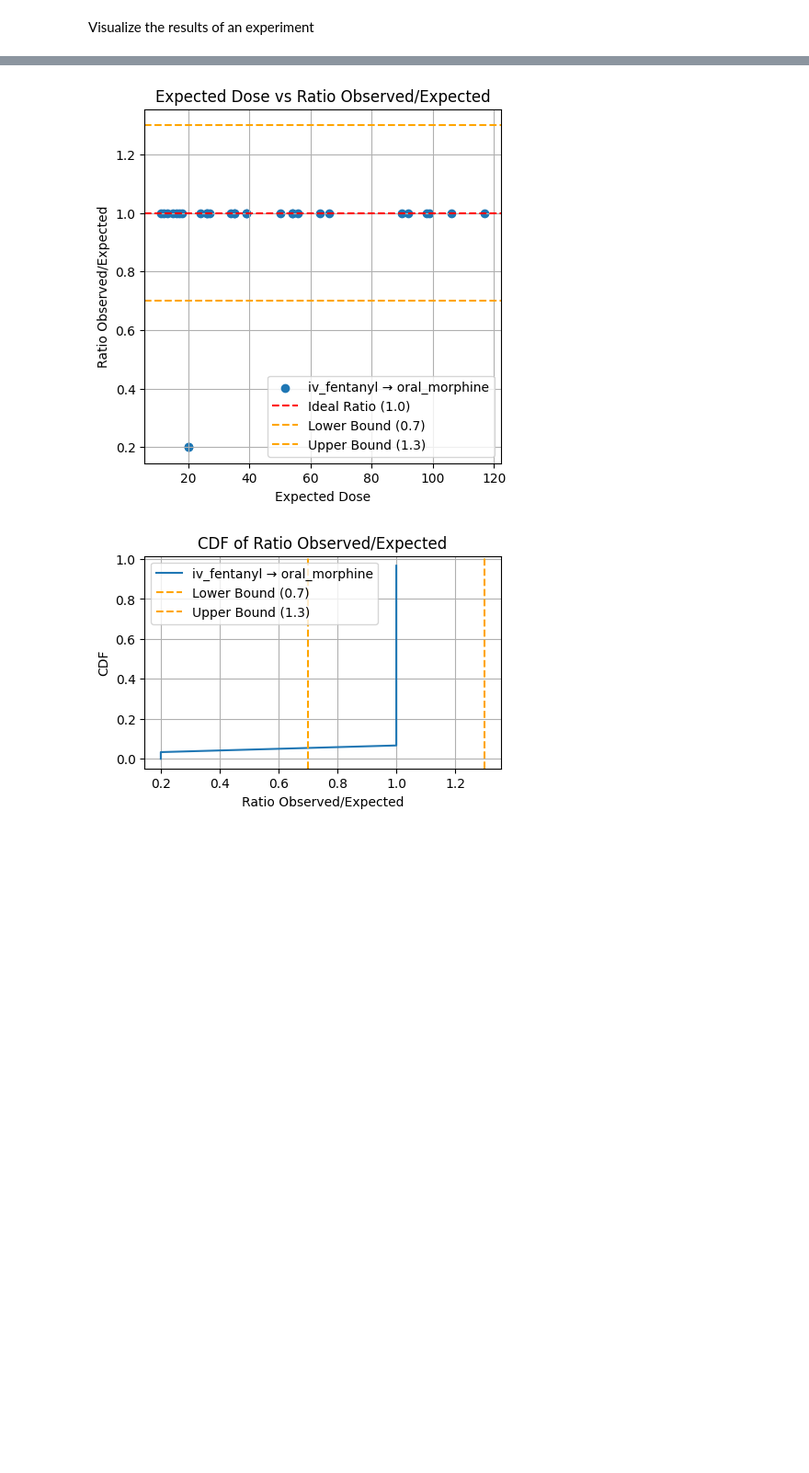
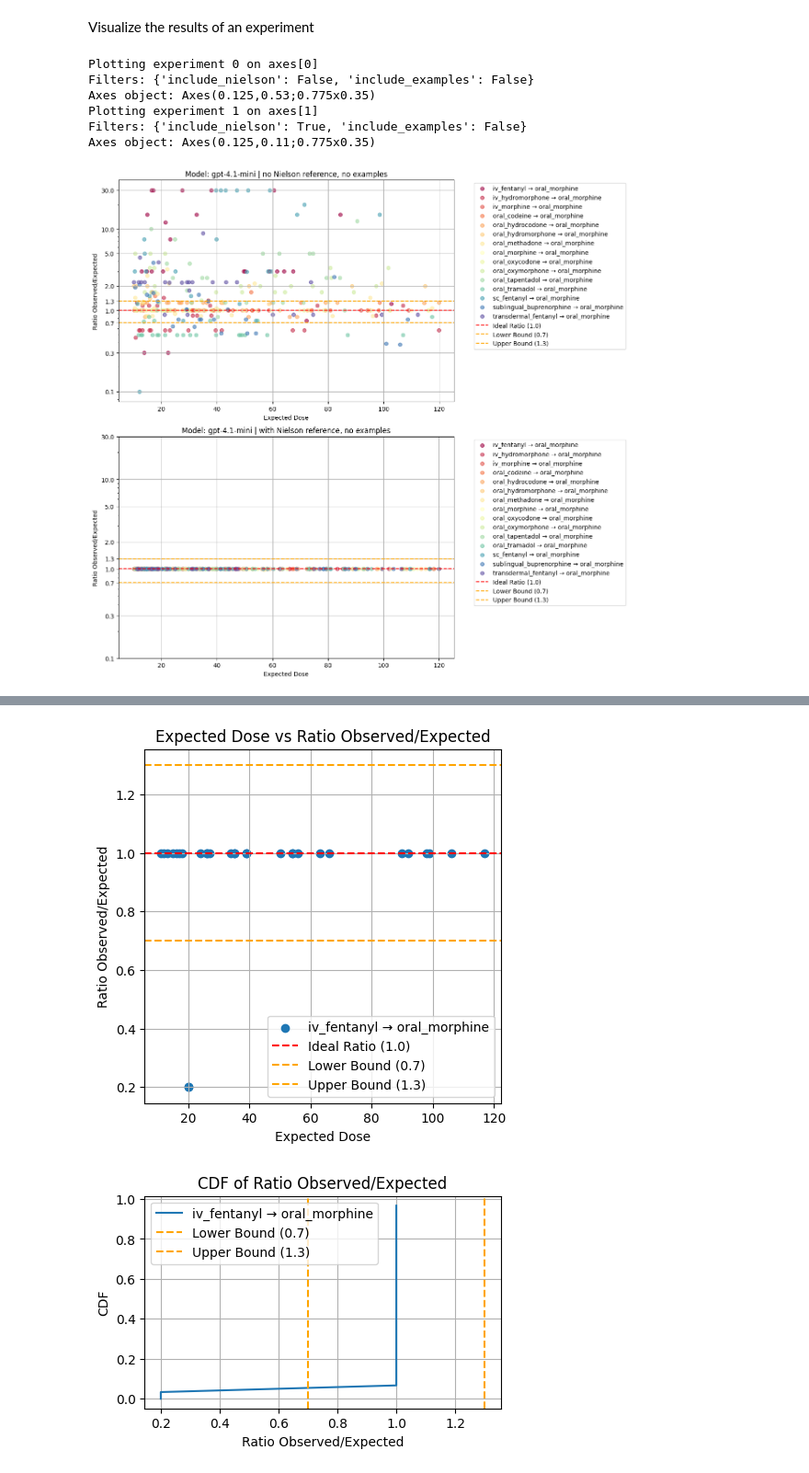
Before and after one commit to tmarton1/opioid-conversion-experiment, a Jupyter notebook: opioid-conversion.ipynb, the cells around one changed output, grey strips where cells are left out. Shown at 92% size. Cells and saved outputs as stored; diff of their text form; code cells hidden in the pictures; blank space fills up the shorter version.

Commit message:
update plotting methods

```diff
--- a/opioid-conversion.ipynb
+++ b/opioid-conversion.ipynb
@@ -241,2 +229,63 @@ opioid_list
 # %% [markdown]
 Visualize the results of an experiment
+# %%
+from experiment import ExperimentFromCSVConverter
+import matplotlib.pyplot as plt
+
+# Define the experiments and their respective prompt conditions
+experiments = [
+    {
+        "model": "gpt-4.1-mini",
+        "prompt_conditions": {"include_nielson": False, "include_examples": False},
+        "experiment_id": 4
+    },
+    {
+        "model": "gpt-4.1-mini",
+        "prompt_conditions": {"include_nielson": True, "include_examples": False},
+        "experiment_id": 4
+    }
+]
+
+# Create the figure and axes for two subplots (stacked vertically)
+fig, axes = plt.subplots(2, 1, figsize=(10, 12))  # Two plots, one on top of the other
+
+# Loop through the experiments and plot each one
+for i, exp in enumerate(experiments):
+    print(f"Plotting experiment {i} on axes[{i}]")
+    print(f"Filters: {exp['prompt_conditions']}")
+    print(f"Axes object: {axes[i]}")
+
+    # Retrieve the experiment
+    experiment_from_csv = ExperimentFromCSVConverter.from_csv(
+        "experiment_results.csv",
+        experiment_id=exp["experiment_id"],
+        filters={"model": exp["model"]},
+        prompt_conditions=[exp["prompt_conditions"]]
+    )
+
+    # Extract model and prompt conditions for the title
+    nielson_text = "no Nielson reference" if not exp["prompt_conditions"]["include_nielson"] else "with Nielson reference"
+    examples_text = "no examples" if not exp["prompt_conditions"]["include_examples"] else "with examples"
+    title = f"Model: {exp['model']} | {nielson_text}, {examples_text}"
+
+    # Visualize the scatter plot on the respective axis
+    experiment_from_csv.visualize(plots=["scatter"], title=title, ax=axes[i])
+
+    # Add a legend for the current plot
+    handles, labels = axes[i].get_legend_handles_labels()
+    axes[i].legend(handles, labels, loc="upper left", bbox_to_anchor=(1.05, 1))
+
+# Adjust layout to make space for the legends
+plt.tight_layout()
+plt.subplots_adjust(right=0.85)  # Make space on the right for the legends
+
+# Show the plots
+plt.show()
+# %% [output]
+Plotting experiment 0 on axes[0]
+Filters: {'include_nielson': False, 'include_examples': False}
+Axes object: Axes(0.125,0.53;0.775x0.35)
+Plotting experiment 1 on axes[1]
+Filters: {'include_nielson': True, 'include_examples': False}
+Axes object: Axes(0.125,0.11;0.775x0.35)
+[figure, added]
```
Also changed, not shown: parts of 5 cells of this notebook, 1 other file.
